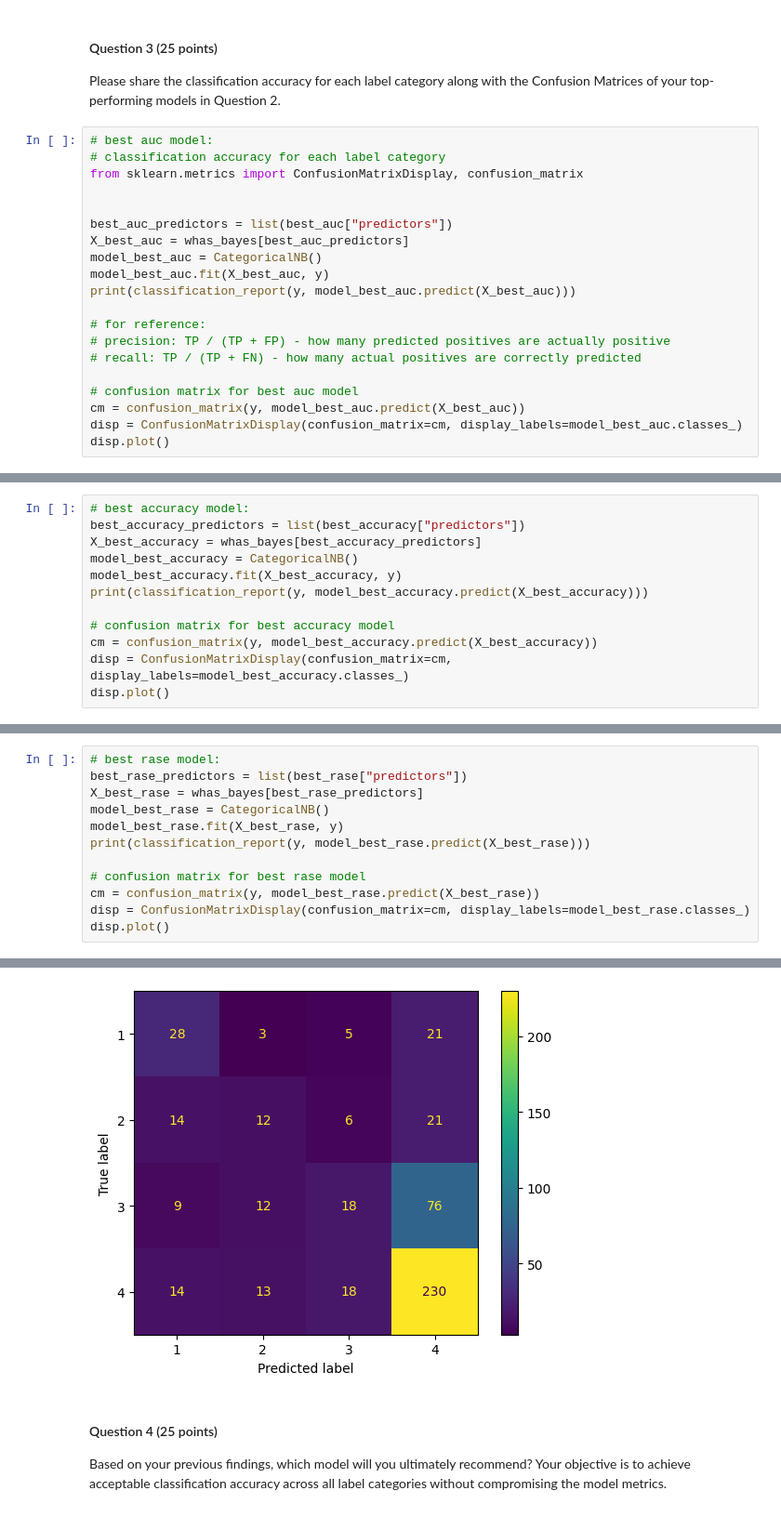
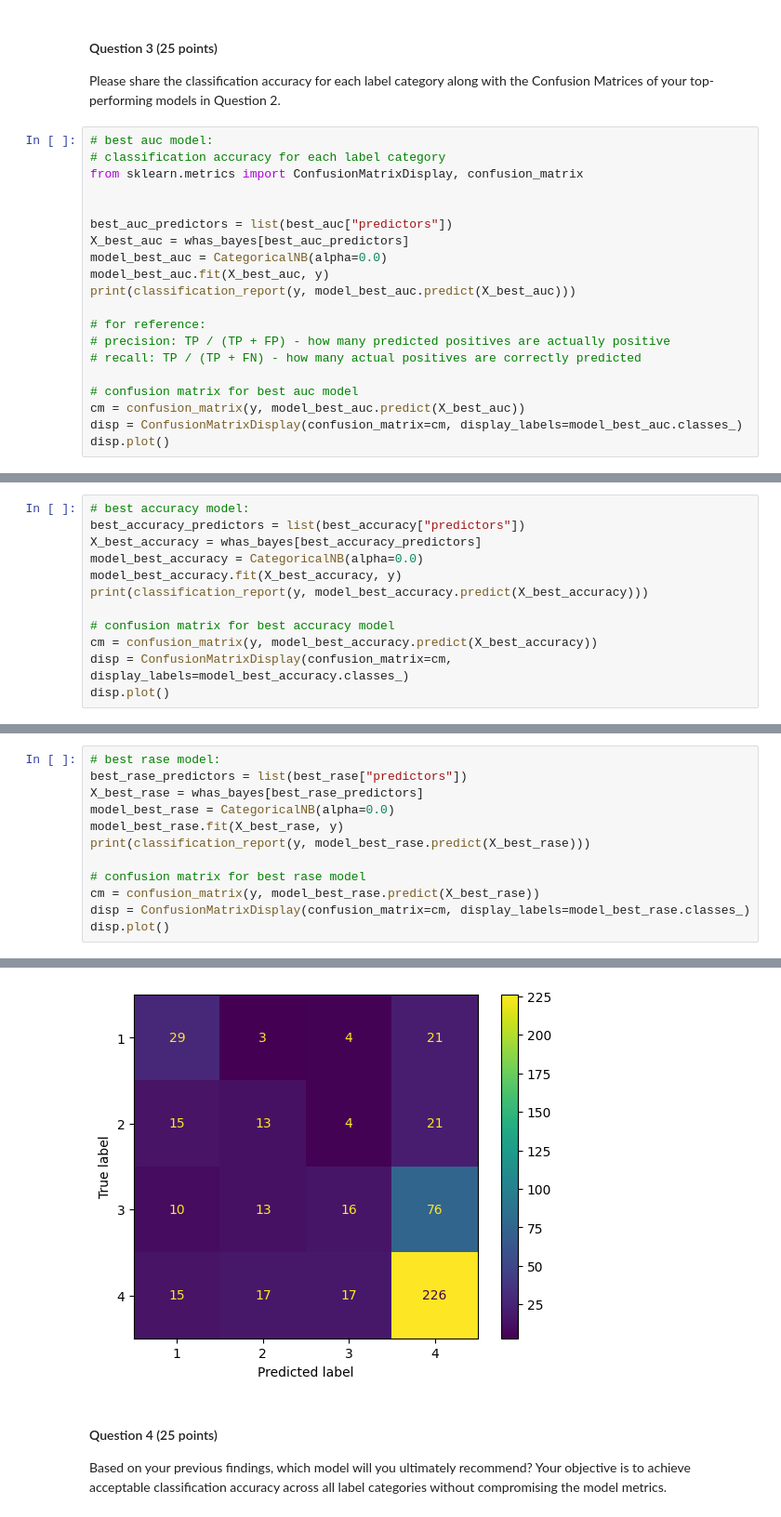
Before and after one commit to lilykendall/adsp31017, a Jupyter notebook: Assignment 4/assignment4.ipynb, the cells around one changed output, grey strips where cells are left out. Shown at 93% size. Cells and saved outputs as stored; diff of their text form.

```diff
--- a/Assignment 4/assignment4.ipynb
+++ b/Assignment 4/assignment4.ipynb
@@ -285,7 +285,7 @@ from sklearn.metrics import ConfusionMatrixDisplay, confusion_matrix
 
 best_auc_predictors = list(best_auc["predictors"])
 X_best_auc = whas_bayes[best_auc_predictors]
-model_best_auc = CategoricalNB()
+model_best_auc = CategoricalNB(alpha=0.0)
 model_best_auc.fit(X_best_auc, y)
 print(classification_report(y, model_best_auc.predict(X_best_auc)))
 
@@ -314,7 +314,7 @@ weighted avg       0.52      0.57      0.53       500
 # best accuracy model:
 best_accuracy_predictors = list(best_accuracy["predictors"])
 X_best_accuracy = whas_bayes[best_accuracy_predictors]
-model_best_accuracy = CategoricalNB()
+model_best_accuracy = CategoricalNB(alpha=0.0)
 model_best_accuracy.fit(X_best_accuracy, y)
 print(classification_report(y, model_best_accuracy.predict(X_best_accuracy)))
 
@@ -339,7 +339,7 @@ weighted avg       0.59      0.61      0.56       500
 # best rase model:
 best_rase_predictors = list(best_rase["predictors"])
 X_best_rase = whas_bayes[best_rase_predictors]
-model_best_rase = CategoricalNB()
+model_best_rase = CategoricalNB(alpha=0.0)
 model_best_rase.fit(X_best_rase, y)
 print(classification_report(y, model_best_rase.predict(X_best_rase)))
 
@@ -361,5 +361,5 @@ weighted avg       0.53      0.58      0.54       500
 <sklearn.metrics._plot.confusion_matrix.ConfusionMatrixDisplay at 0x...>
-[figure, old version]
+[figure, new version]
 # %% [markdown]
 #### Question 4 (25 points)
 
```
Also changed, not shown: parts of 3 cells of this notebook, 2 other files.
